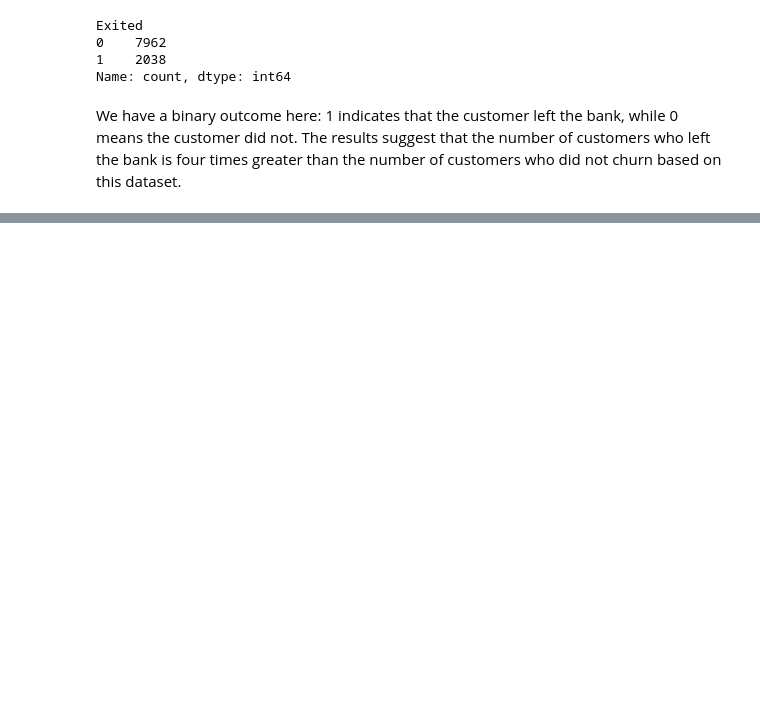
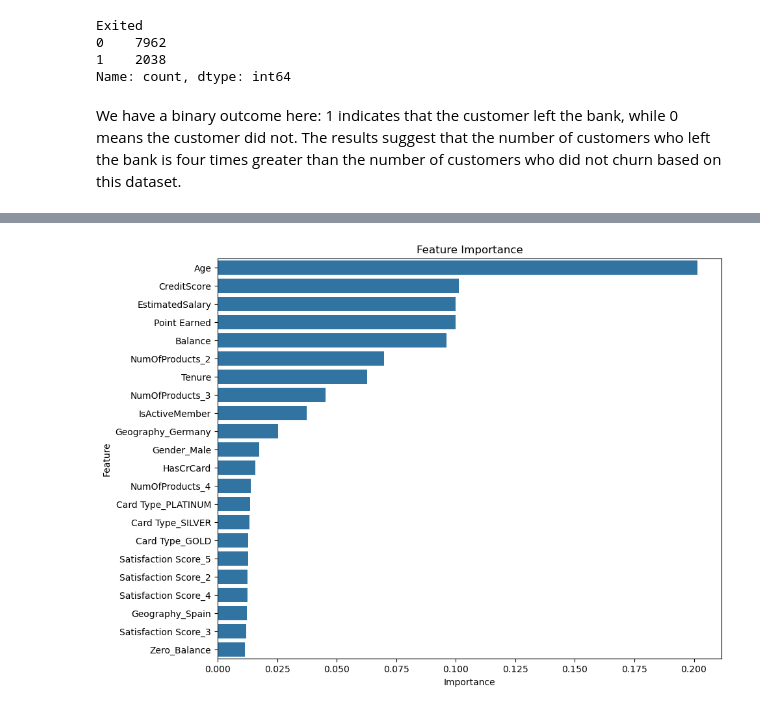
Before and after one commit to LikeLion-DSProjectTeam/Team_1, a Jupyter notebook: code/Beomseong.ipynb, the cells around one changed output, grey strips where cells are left out. Cells and saved outputs as stored; diff of their text form; code cells hidden in the pictures; blank space fills up the shorter version.

```diff
--- a/code/Beomseong.ipynb
+++ b/code/Beomseong.ipynb
@@ -87,0 +149,2 @@ array(['France', 'Spain', 'Germany'], dtype=object)
+# %%
+data = pd.get_dummies(data, columns=['NumOfProducts', 'Satisfaction Score'], drop_first=True)
@@ -87,0 +163,10 @@ array(['France', 'Spain', 'Germany'], dtype=object)
+# %%
+data['Zero_Balance'] = (data['Balance'] == 0).astype(int)
+# %%
+standard_scaler = StandardScaler()
+min_max_scaler = MinMaxScaler()
+robust_scaler = RobustScaler()
+
+data[['CreditScore', 'Age']] = standard_scaler.fit_transform(data[['CreditScore', 'Age']])
+data['EstimatedSalary'] = min_max_scaler.fit_transform(data[['EstimatedSalary']])
+data[['Point Earned', 'Balance']] = robust_scaler.fit_transform(data[['Point Earned', 'Balance']])
@@ -87,0 +183,19 @@ array(['France', 'Spain', 'Germany'], dtype=object)
+# %%
+X = data.drop('Exited', axis=1)
+y = data['Exited']
+
+X_train, X_test, y_train, y_test = train_test_split(X, y, test_size=0.2)
+
+model = RandomForestClassifier()
+model.fit(X_train, y_train)
+
+importances = model.feature_importances_
+feature_importance_df = pd.DataFrame({'Feature': X.columns, 'Importance': importances})
+feature_importance_df = feature_importance_df.sort_values(by = 'Importance', ascending = False)
+
+plt.figure(figsize=(10, 8))
+sns.barplot(feature_importance_df, x = 'Importance', y = 'Feature')
+plt.title('Feature Importance')
+plt.show()
+# %% [output]
+[figure, added]
```
Also changed, not shown: parts of 25 cells of this notebook.
